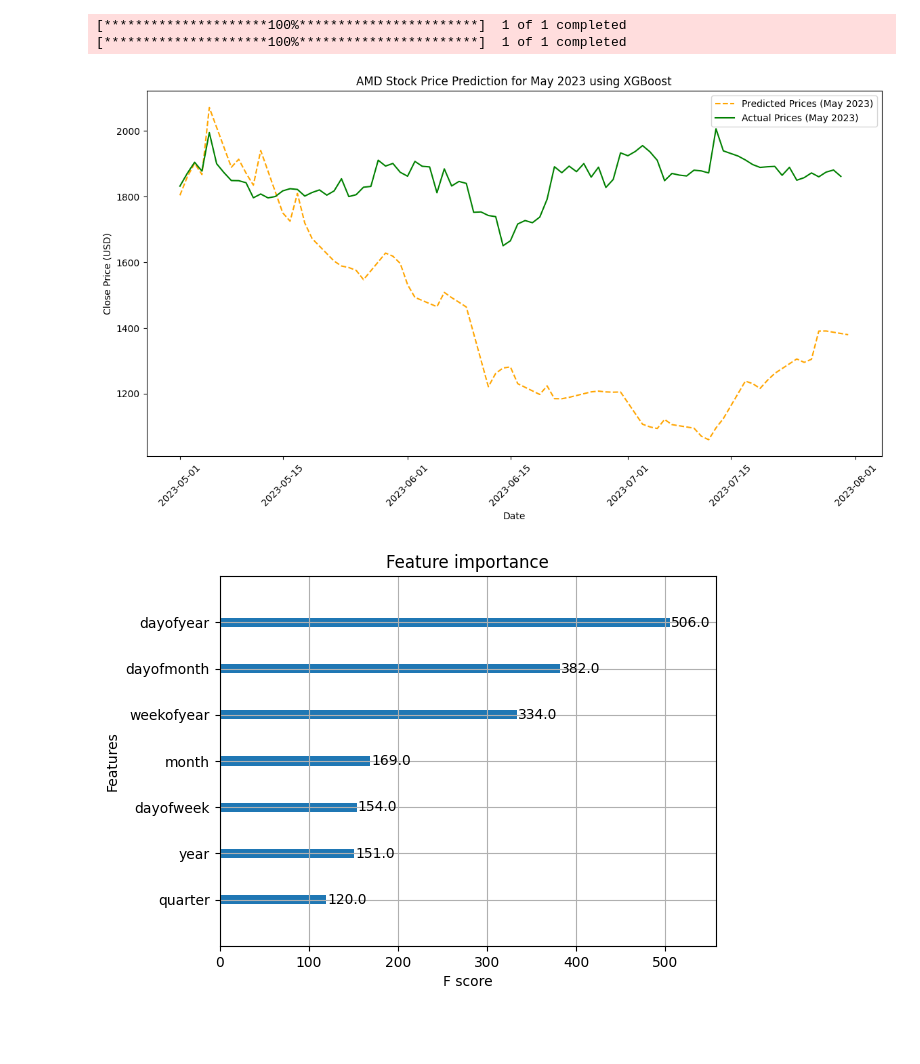
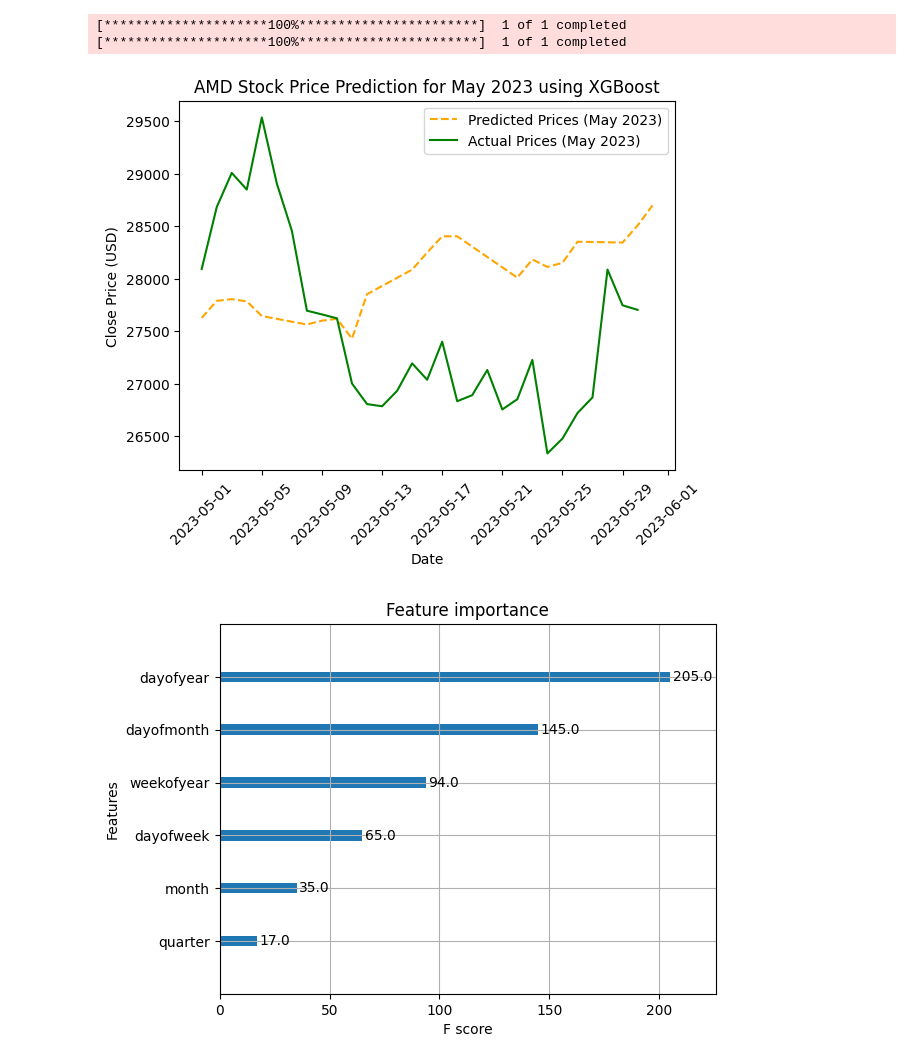
Before and after one commit to cynarski/crypto_predict, a Jupyter notebook: notebooks/Xgboost.ipynb, the cells around one changed output. Cells and saved outputs as stored; diff of their text form; code cells hidden in the pictures; blank space fills up the shorter version.

```diff
--- a/notebooks/Xgboost.ipynb
+++ b/notebooks/Xgboost.ipynb
@@ -1,5 +1,4 @@
 # %%
-
 import pandas as pd
 import numpy as np
 import yfinance as yf
@@ -27,7 +26,7 @@ def create_features(df, label=None):
 
 
 # Download AMD stock data for training (up to end of April 2023)
-df_train = yf.download('ETH-USD', start='2018-01-01', end='2023-04-30')
+df_train = yf.download('BTC-USD', start='2023-01-01', end='2023-04-30')
 df_train['Weighted_Price'] = df_train['Close']
 
 # Create training features and labels
@@ -47,7 +46,7 @@ model = xgb.XGBRegressor(
 model.fit(X_train, y_train, eval_set=[(X_train, y_train)], verbose=False)
 
 # Generate dates for May 2023 (without downloading the actual data yet)
-may_dates = pd.date_range(start='2023-05-01', end='2023-07-31', freq='B')  # Business days in May
+may_dates = pd.date_range(start='2023-05-01', end='2023-05-31', freq='B')  # Business days in May
 df_may = pd.DataFrame(index=may_dates)
 
 # Create features for the synthetic May 2023 dates
@@ -57,44 +56,44 @@ X_may = create_features(df_may)
 df_may['Weighted_Price_Prediction'] = model.predict(X_may)
 
 # Download actual AMD stock data for May 2023 after prediction for comparison
-df_actual_may = yf.download('ETH-USD', start='2023-05-01', end='2023-07-31')
+df_actual_may = yf.download('BTC-USD', start='2023-05-01', end='2023-05-31')
 
 # Plot the historical prices, predictions, and actual May 2023 prices
-plt.figure(figsize=(14, 7))
+# plt.figure(figsize=(14, 7))
 
 # Plot actual prices up to April 2023
 # plt.plot(df_train.index, df_train['Weighted_Price'], label='Actual Prices (Up to April)', color='blue')
 
 # Plot predictions for May 2023
 plt.plot(df_may.index, df_may['Weighted_Price_Prediction'], color='orange', linestyle='dashed',
          label='Predicted Prices (May 2023)')
 
 # Plot actual May 2023 prices
 plt.plot(df_actual_may.index, df_actual_may['Close'], color='green', label='Actual Prices (May 2023)')
 
 # Customize the plot
 plt.title('AMD Stock Price Prediction for May 2023 using XGBoost')
 plt.xlabel('Date')
 plt.ylabel('Close Price (USD)')
 plt.legend()
 plt.xticks(rotation=45)
 plt.show()
 
 # Show feature importance
 xgb.plot_importance(model, importance_type='weight')
 plt.show()
 
 # Print predicted and actual prices for May 2023
 comparison_df = pd.DataFrame({
     'Predicted Prices': df_may['Weighted_Price_Prediction'],
     'Actual Prices': df_actual_may['Close']
 })
 print("\nPredicted vs. Actual Prices for May 2023:")
 print(comparison_df)
 # %% [output]
 [*********************100%***********************]  1 of 1 completed
 [*********************100%***********************]  1 of 1 completed
-[figure, old version]
+[figure, new version]
-[figure, old version]
+[figure, new version]
 Predicted vs. Actual Prices for May 2023:
             Predicted Prices  Actual Prices
```
Also changed, not shown: parts of 1 cell of this notebook, 6 other files.
